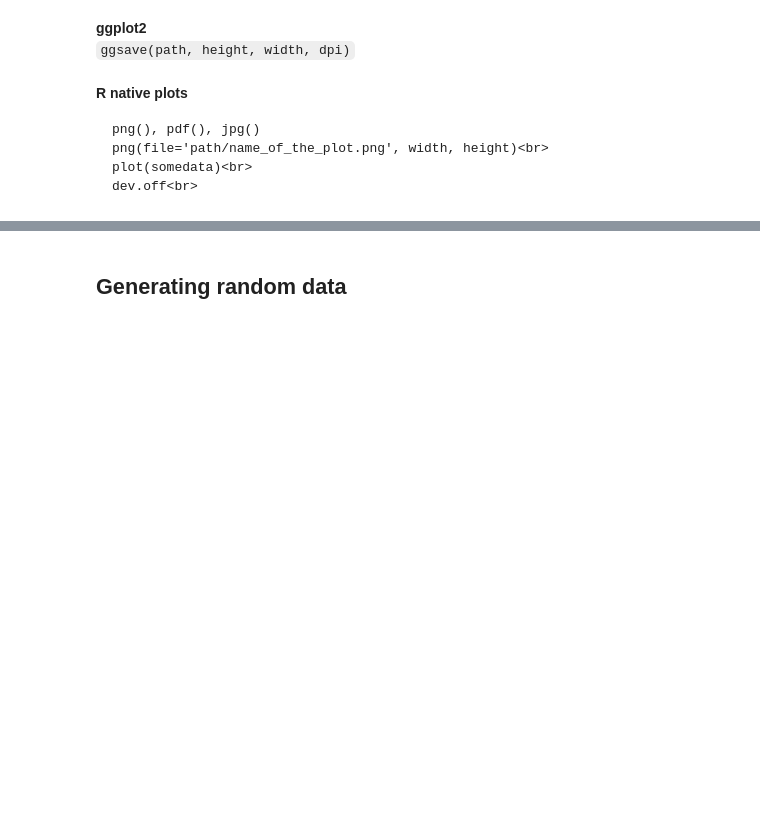
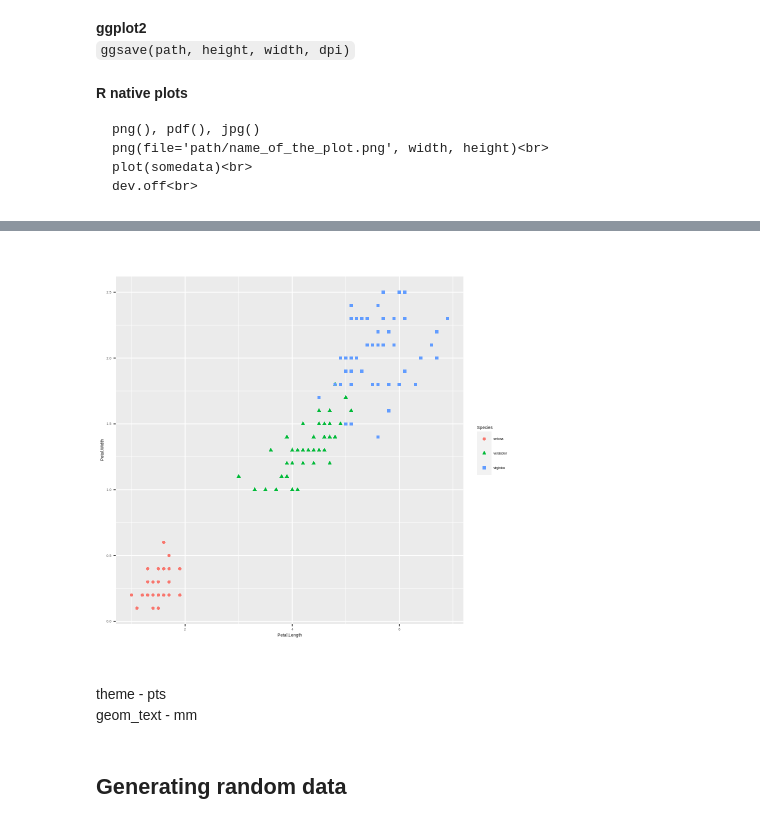
Before and after one commit to kamclar/statisticka_analyza_dat_cviceni, a Jupyter notebook: Lesson_04.ipynb, the cells around one changed output, grey strips where cells are left out. Saved outputs shown, nothing was run; the diff lists cells and outputs as text; code cells hidden in the pictures; blank space fills up the shorter version.

```diff
--- a/Lesson_04.ipynb
+++ b/Lesson_04.ipynb
@@ -651,3 +676,14 @@ https://ggplot2.tidyverse.org/reference/theme.html<br>
+# %%
+ggplot(data=iris) + geom_point(aes(x=Petal.Length, y=Petal.Width, color=Species, shape=Species)) +
+                    theme(aspect.ratio=1, text=element_text(size=5),)
+
+ggsave("iris_plot_4x6_300_txt5.png", height=4, width=6, dpi=300)
+ggsave("iris_plot_2x3_300_txt5.png", height=2, width=3, dpi=300)
+# %% [output]
+[figure, added]
+# %% [markdown]
+theme - pts<br>
+geom_text - mm<br>
 # %% [markdown]
 ##  Generating random data
 # %%
```
Also changed, not shown: parts of 4 cells of this notebook.
